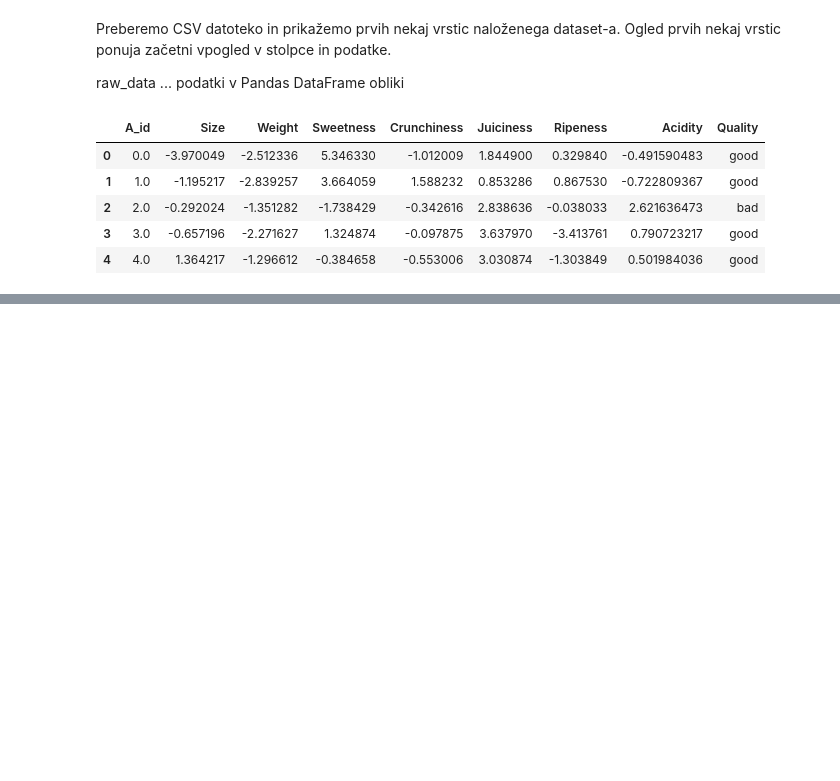
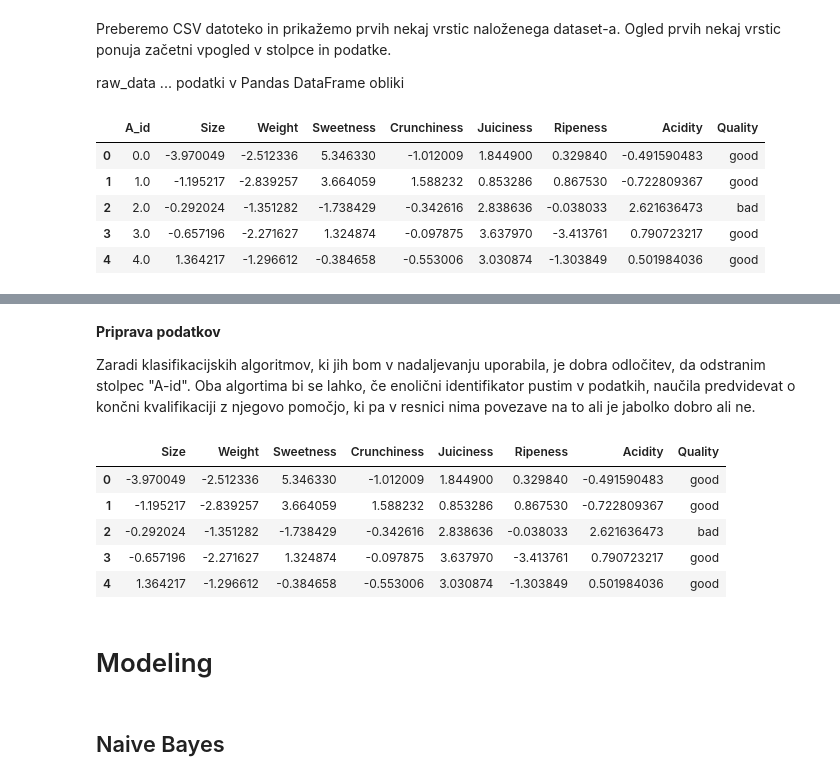
Before and after one commit to m2rij2/KKJ, a Jupyter notebook: klasifikacija-kakovosti-jabolk.ipynb, the cells around one changed output, grey strips where cells are left out. Saved outputs shown, nothing was run; the diff lists cells and outputs as text; code cells hidden in the pictures; blank space fills up the shorter version.

Commit message:
Kaggle Notebook | Klasifikacija kakovosti jabolk | Version 1 - vhodni podatki in vizualizacija

```diff
--- a/klasifikacija-kakovosti-jabolk.ipynb
+++ b/klasifikacija-kakovosti-jabolk.ipynb
@@ -30,0 +80,18 @@ raw_data.head()
+# %% [markdown]
+**Priprava podatkov**
+
+Zaradi klasifikacijskih algoritmov, ki jih bom v nadaljevanju uporabila, je dobra odločitev, da odstranim stolpec "A-id". Oba algortima bi se lahko, če enolični identifikator pustim v podatkih, naučila predvidevat o končni kvalifikaciji z njegovo pomočjo, ki pa v resnici nima povezave na to ali je jabolko dobro ali ne.
+# %%
+data = raw_data.drop(columns=["A_id"])
+data.head()
+# %% [output]
+|  | Size | Weight | Sweetness | Crunchiness | Juiciness | Ripeness | Acidity | Quality |
+| 0 | -3.970049 | -2.512336 | 5.346330 | -1.012009 | 1.844900 | 0.329840 | -0.491590483 | good |
+| 1 | -1.195217 | -2.839257 | 3.664059 | 1.588232 | 0.853286 | 0.867530 | -0.722809367 | good |
+| 2 | -0.292024 | -1.351282 | -1.738429 | -0.342616 | 2.838636 | -0.038033 | 2.621636473 | bad |
+| 3 | -0.657196 | -2.271627 | 1.324874 | -0.097875 | 3.637970 | -3.413761 | 0.790723217 | good |
+| 4 | 1.364217 | -1.296612 | -0.384658 | -0.553006 | 3.030874 | -1.303849 | 0.501984036 | good |
+# %% [markdown]
+# Modeling
+# %% [markdown]
+## Naive Bayes
```
Also changed, not shown: parts of 5 cells of this notebook.
